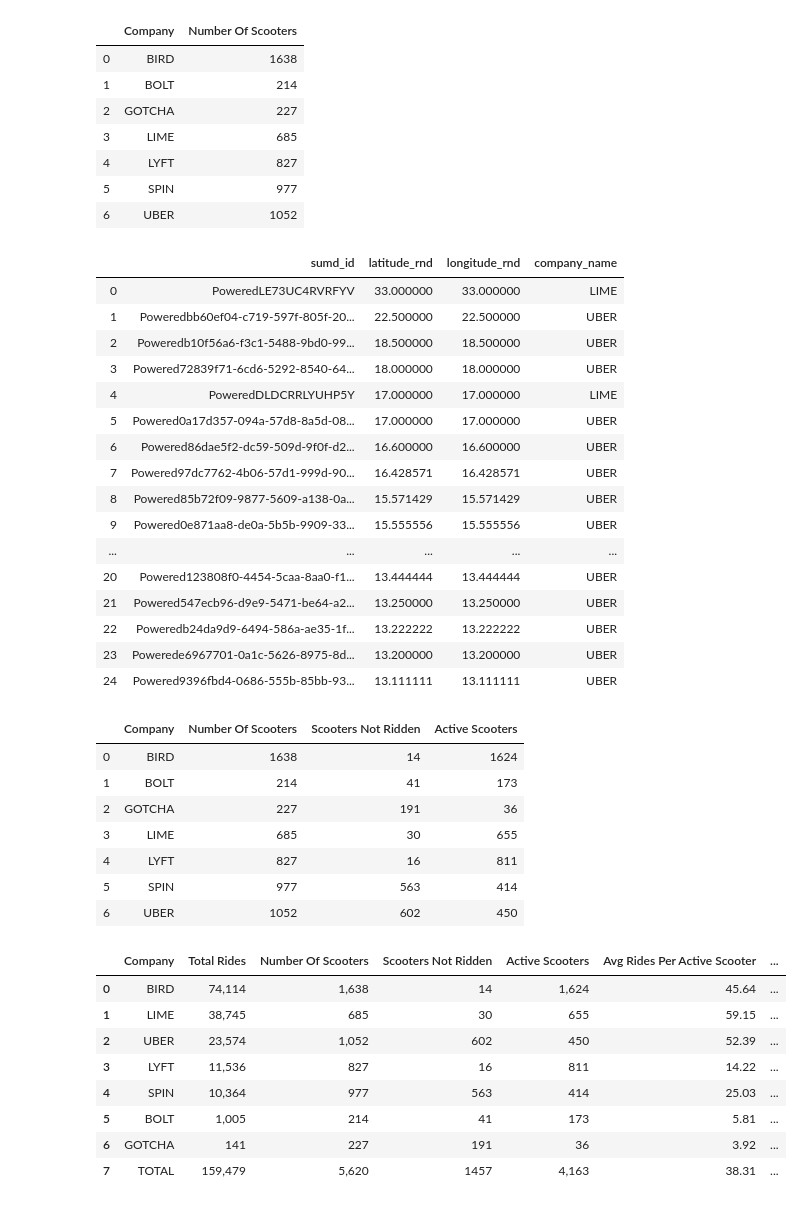
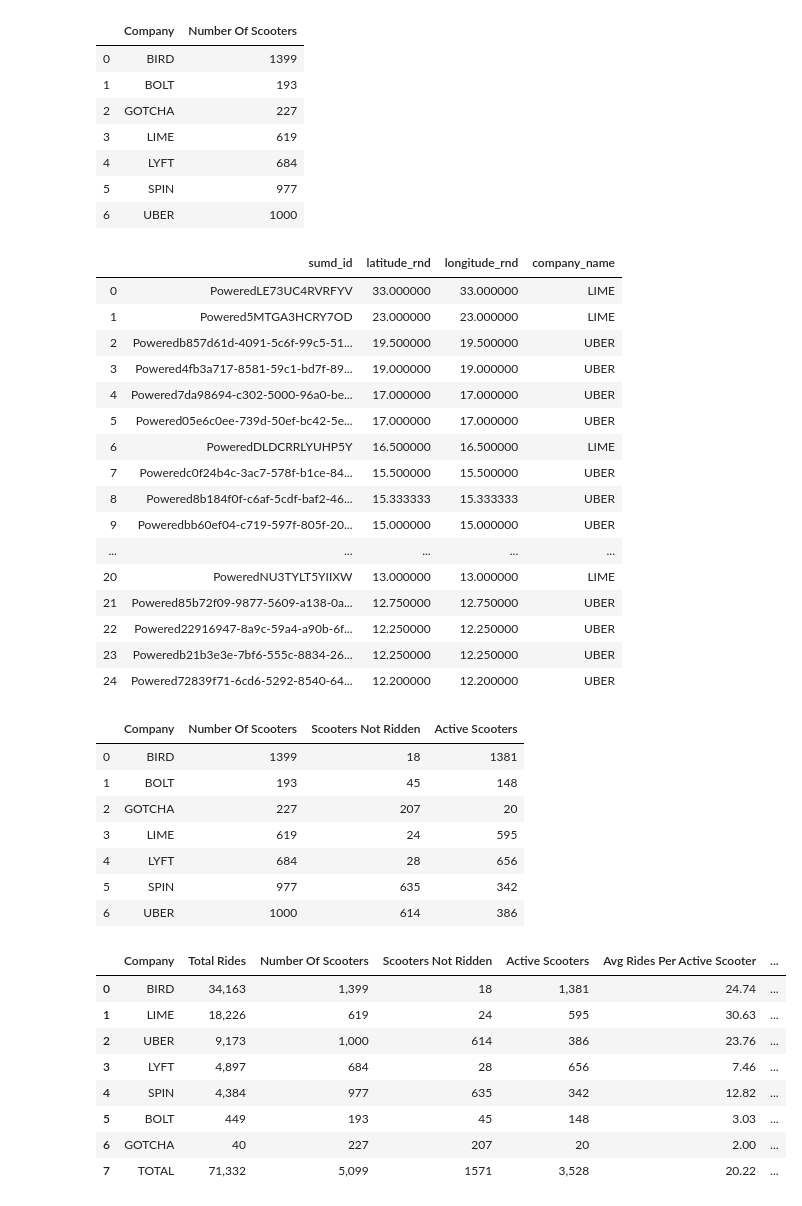
Before and after one commit to code-for-nashville/scooter-stories, a Jupyter notebook: scooter-report-card/scooter-report-card.ipynb, the cells around one changed output. Drawn from its saved outputs; the diff is of its cells as text; code cells hidden in the pictures.

Commit message:
update report card:   - show % scooters ridden (instead of not ridden)   - filter down to one week of CST data   - include data bars behind each cell

```diff
--- a/scooter-report-card/scooter-report-card.ipynb
+++ b/scooter-report-card/scooter-report-card.ipynb
@@ -40,4 +40,5 @@ sumdColumns = ['company_name', 'sumd_group', 'sumd_id', 'sumd_type']
 # this take approximately 8 minutes to load these files
 #
 rawData = pd.concat([pd.read_csv(dataPath+f) for f in fileNames], sort = False)
+rawData = rawData[rawData['extract_date_cst'].between('2019-07-29', '2019-08-04')]
 # %% [output]
@@ -78,13 +92,13 @@ companyStats = sumd[['company_name', 'sumd_id']] \
 companyStats
 # %% [output]
 |  | Company | Number Of Scooters |
-| 0 | BIRD | 1638 |
-| 1 | BOLT | 214 |
+| 0 | BIRD | 1399 |
+| 1 | BOLT | 193 |
 | 2 | GOTCHA | 227 |
-| 3 | LIME | 685 |
-| 4 | LYFT | 827 |
+| 3 | LIME | 619 |
+| 4 | LYFT | 684 |
 | 5 | SPIN | 977 |
-| 6 | UBER | 1052 |
+| 6 | UBER | 1000 |
 # %%
 #
 # What are the 25 most popular scooters?
@@ -108,21 +122,21 @@ twtyfiveMostMovedScooters
 # %% [output]
 |  | sumd_id | latitude_rnd | longitude_rnd | company_name |
 | 0 | PoweredLE73UC4RVRFYV | 33.000000 | 33.000000 | LIME |
-| 1 | Poweredbb60ef04-c719-597f-805f-20... | 22.500000 | 22.500000 | UBER |
-| 2 | Poweredb10f56a6-f3c1-5488-9bd0-99... | 18.500000 | 18.500000 | UBER |
-| 3 | Powered72839f71-6cd6-5292-8540-64... | 18.000000 | 18.000000 | UBER |
-| 4 | PoweredDLDCRRLYUHP5Y | 17.000000 | 17.000000 | LIME |
-| 5 | Powered0a17d357-094a-57d8-8a5d-08... | 17.000000 | 17.000000 | UBER |
-| 6 | Powered86dae5f2-dc59-509d-9f0f-d2... | 16.600000 | 16.600000 | UBER |
-| 7 | Powered97dc7762-4b06-57d1-999d-90... | 16.428571 | 16.428571 | UBER |
-| 8 | Powered85b72f09-9877-5609-a138-0a... | 15.571429 | 15.571429 | UBER |
-| 9 | Powered0e871aa8-de0a-5b5b-9909-33... | 15.555556 | 15.555556 | UBER |
+| 1 | Powered5MTGA3HCRY7OD | 23.000000 | 23.000000 | LIME |
+| 2 | Poweredb857d61d-4091-5c6f-99c5-51... | 19.500000 | 19.500000 | UBER |
+| 3 | Powered4fb3a717-8581-59c1-bd7f-89... | 19.000000 | 19.000000 | UBER |
+| 4 | Powered7da98694-c302-5000-96a0-be... | 17.000000 | 17.000000 | UBER |
+| 5 | Powered05e6c0ee-739d-50ef-bc42-5e... | 17.000000 | 17.000000 | UBER |
+| 6 | PoweredDLDCRRLYUHP5Y | 16.500000 | 16.500000 | LIME |
+| 7 | Poweredc0f24b4c-3ac7-578f-b1ce-84... | 15.500000 | 15.500000 | UBER |
+| 8 | Powered8b184f0f-c6af-5cdf-baf2-46... | 15.333333 | 15.333333 | UBER |
+| 9 | Poweredbb60ef04-c719-597f-805f-20... | 15.000000 | 15.000000 | UBER |
 | ... | ... | ... | ... | ... |
-| 20 | Powered123808f0-4454-5caa-8aa0-f1... | 13.444444 | 13.444444 | UBER |
-| 21 | Powered547ecb96-d9e9-5471-be64-a2... | 13.250000 | 13.250000 | UBER |
-| 22 | Poweredb24da9d9-6494-586a-ae35-1f... | 13.222222 | 13.222222 | UBER |
-| 23 | Powerede6967701-0a1c-5626-8975-8d... | 13.200000 | 13.200000 | UBER |
-| 24 | Powered9396fbd4-0686-555b-85bb-93... | 13.111111 | 13.111111 | UBER |
+| 20 | PoweredNU3TYLT5YIIXW | 13.000000 | 13.000000 | LIME |
+| 21 | Powered85b72f09-9877-5609-a138-0a... | 12.750000 | 12.750000 | UBER |
+| 22 | Powered22916947-8a9c-59a4-a90b-6f... | 12.250000 | 12.250000 | UBER |
+| 23 | Poweredb21b3e3e-7bf6-555c-8834-26... | 12.250000 | 12.250000 | UBER |
+| 24 | Powered72839f71-6cd6-5292-8540-64... | 12.200000 | 12.200000 | UBER |
 # %%
 companyStats = companyStats.merge( \
                                   totLocs[totLocs['latitude_rnd'] == 0] \
@@ -138,13 +152,13 @@ companyStats['Active Scooters'] = companyStats['Number Of Scooters'] - companySt
 companyStats
 # %% [output]
 |  | Company | Number Of Scooters | Scooters Not Ridden | Active Scooters |
-| 0 | BIRD | 1638 | 14 | 1624 |
-| 1 | BOLT | 214 | 41 | 173 |
-| 2 | GOTCHA | 227 | 191 | 36 |
-| 3 | LIME | 685 | 30 | 655 |
-| 4 | LYFT | 827 | 16 | 811 |
-| 5 | SPIN | 977 | 563 | 414 |
-| 6 | UBER | 1052 | 602 | 450 |
+| 0 | BIRD | 1399 | 18 | 1381 |
+| 1 | BOLT | 193 | 45 | 148 |
+| 2 | GOTCHA | 227 | 207 | 20 |
+| 3 | LIME | 619 | 24 | 595 |
+| 4 | LYFT | 684 | 28 | 656 |
+| 5 | SPIN | 977 | 635 | 342 |
+| 6 | UBER | 1000 | 614 | 386 |
 # %%
 #
 # Calculate the total number of rides per company
@@ -164,22 +178,22 @@ companyStats = companyStats \
                         ignore_index = True)
 
 companyStats['Avg Rides Per Active Scooter'] = companyStats['Total Rides'] / companyStats['Active Scooters']
-companyStats['% Scooters Not Ridden'] = companyStats['Scooters Not Ridden'] / companyStats['Number Of Scooters']
+companyStats['% Scooters Ridden'] = companyStats['Active Scooters'] / companyStats['Number Of Scooters']
 # %%
 columnFormats = {'Total Rides': '{:,d}',
                  'Number Of Scooters': '{:,d}',
-                 '% Scooters Not Ridden': '{:.0%}',
+                 '% Scooters Ridden': '{:.0%}',
                  'Active Scooters': '{:,d}',
                  'Avg Rides Per Active Scooter': '{:.2f}'}
 companyStats.style.format(columnFormats)
 # %% [output]
 |  | Company | Total Rides | Number Of Scooters | Scooters Not Ridden | Active Scooters | Avg Rides Per Active Scooter | ... |
-| 0 | BIRD | 74,114 | 1,638 | 14 | 1,624 | 45.64 | ... |
-| 1 | LIME | 38,745 | 685 | 30 | 655 | 59.15 | ... |
-| 2 | UBER | 23,574 | 1,052 | 602 | 450 | 52.39 | ... |
-| 3 | LYFT | 11,536 | 827 | 16 | 811 | 14.22 | ... |
-| 4 | SPIN | 10,364 | 977 | 563 | 414 | 25.03 | ... |
-| 5 | BOLT | 1,005 | 214 | 41 | 173 | 5.81 | ... |
-| 6 | GOTCHA | 141 | 227 | 191 | 36 | 3.92 | ... |
-| 7 | TOTAL | 159,479 | 5,620 | 1457 | 4,163 | 38.31 | ... |
+| 0 | BIRD | 34,163 | 1,399 | 18 | 1,381 | 24.74 | ... |
+| 1 | LIME | 18,226 | 619 | 24 | 595 | 30.63 | ... |
+| 2 | UBER | 9,173 | 1,000 | 614 | 386 | 23.76 | ... |
+| 3 | LYFT | 4,897 | 684 | 28 | 656 | 7.46 | ... |
+| 4 | SPIN | 4,384 | 977 | 635 | 342 | 12.82 | ... |
+| 5 | BOLT | 449 | 193 | 45 | 148 | 3.03 | ... |
+| 6 | GOTCHA | 40 | 227 | 207 | 20 | 2.00 | ... |
+| 7 | TOTAL | 71,332 | 5,099 | 1571 | 3,528 | 20.22 | ... |
 # %%
```
Also changed, not shown: parts of 4 cells of this notebook, 1 other file.
